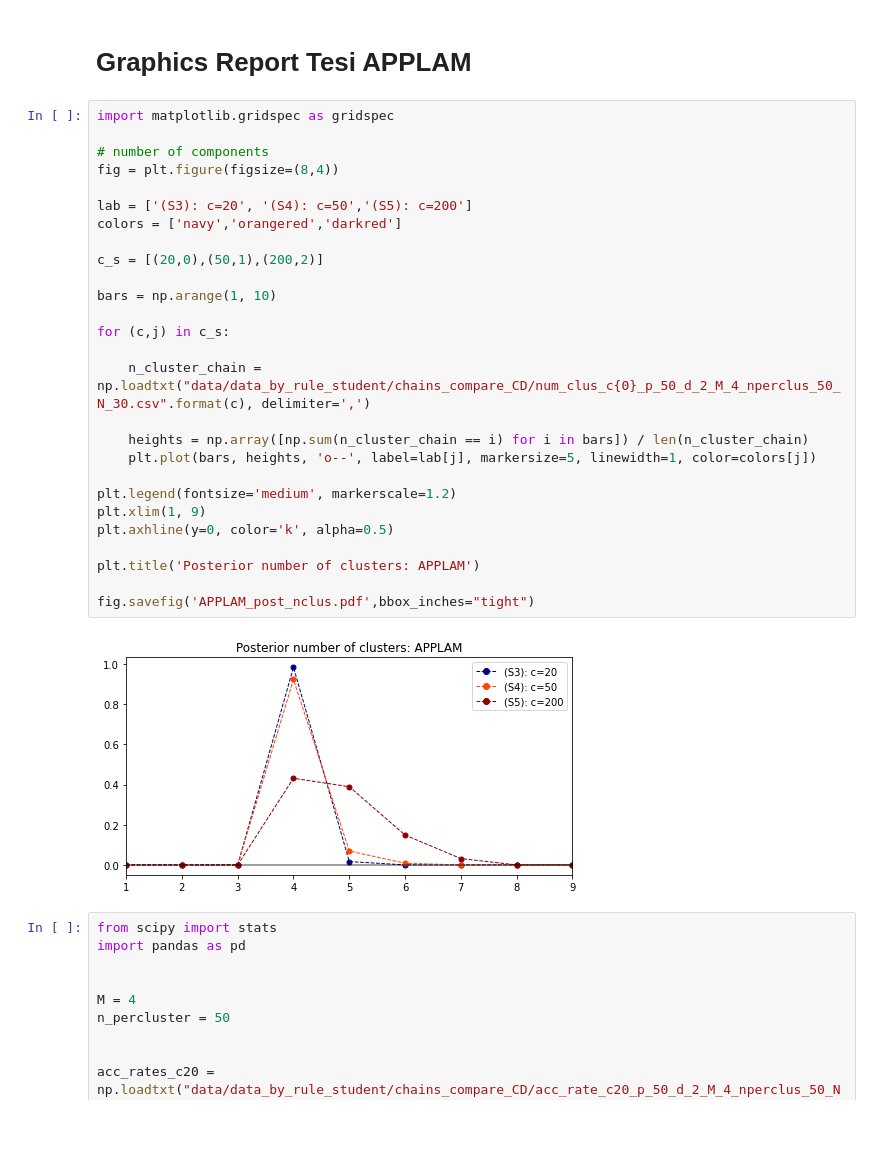
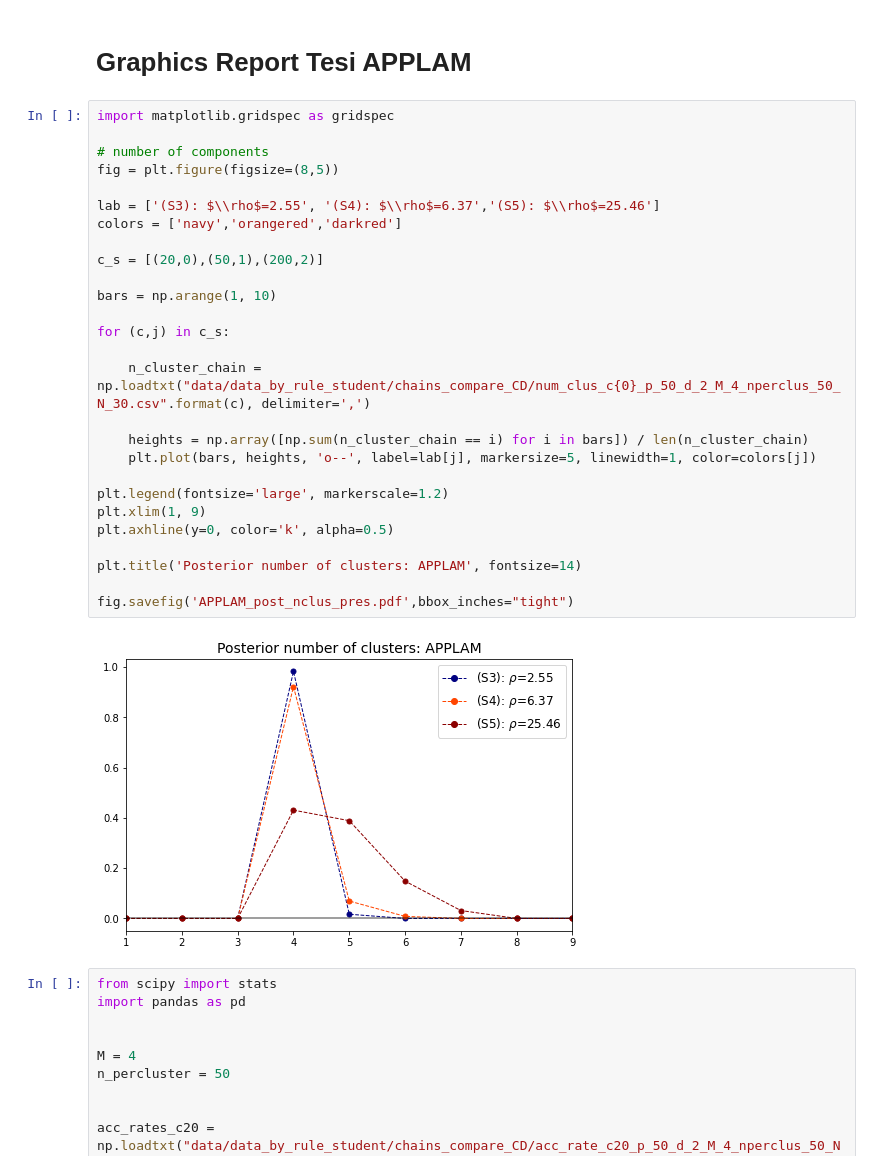
Before and after one commit to LGhilotti/pp_mix, a Jupyter notebook: compare_CD_p50.ipynb, the cells around one changed output. Saved outputs shown, nothing was run; the diff lists cells and outputs as text; blank space fills up the shorter version.

Commit message:
presentation plots

```diff
--- a/compare_CD_p50.ipynb
+++ b/compare_CD_p50.ipynb
@@ -444,32 +444,32 @@ print(df_perf.to_latex())
 # %%
 import matplotlib.gridspec as gridspec
 
 # number of components
-fig = plt.figure(figsize=(8,4))
+fig = plt.figure(figsize=(8,5))
 
-lab = ['(S3): c=20', '(S4): c=50','(S5): c=200']
+lab = ['(S3): $\\rho$=2.55', '(S4): $\\rho$=6.37','(S5): $\\rho$=25.46']
 colors = ['navy','orangered','darkred']
 
 c_s = [(20,0),(50,1),(200,2)]
 
 bars = np.arange(1, 10)
 
 for (c,j) in c_s:
 
     n_cluster_chain = np.loadtxt("data/data_by_rule_student/chains_compare_CD/num_clus_c{0}_p_50_d_2_M_4_nperclus_50_N_30.csv".format(c), delimiter=',')
 
     heights = np.array([np.sum(n_cluster_chain == i) for i in bars]) / len(n_cluster_chain)
     plt.plot(bars, heights, 'o--', label=lab[j], markersize=5, linewidth=1, color=colors[j])
 
-plt.legend(fontsize='medium', markerscale=1.2)
+plt.legend(fontsize='large', markerscale=1.2)
 plt.xlim(1, 9)
 plt.axhline(y=0, color='k', alpha=0.5)
 
-plt.title('Posterior number of clusters: APPLAM')
+plt.title('Posterior number of clusters: APPLAM', fontsize=14)
 
-fig.savefig('APPLAM_post_nclus.pdf',bbox_inches="tight")
+fig.savefig('APPLAM_post_nclus_pres.pdf',bbox_inches="tight")
 # %% [output]
-[figure, old version]
+[figure, new version]
 # %%
 from scipy import stats
 import pandas as pd
```
Also changed, not shown: parts of 1 cell of this notebook, 2 other files.
